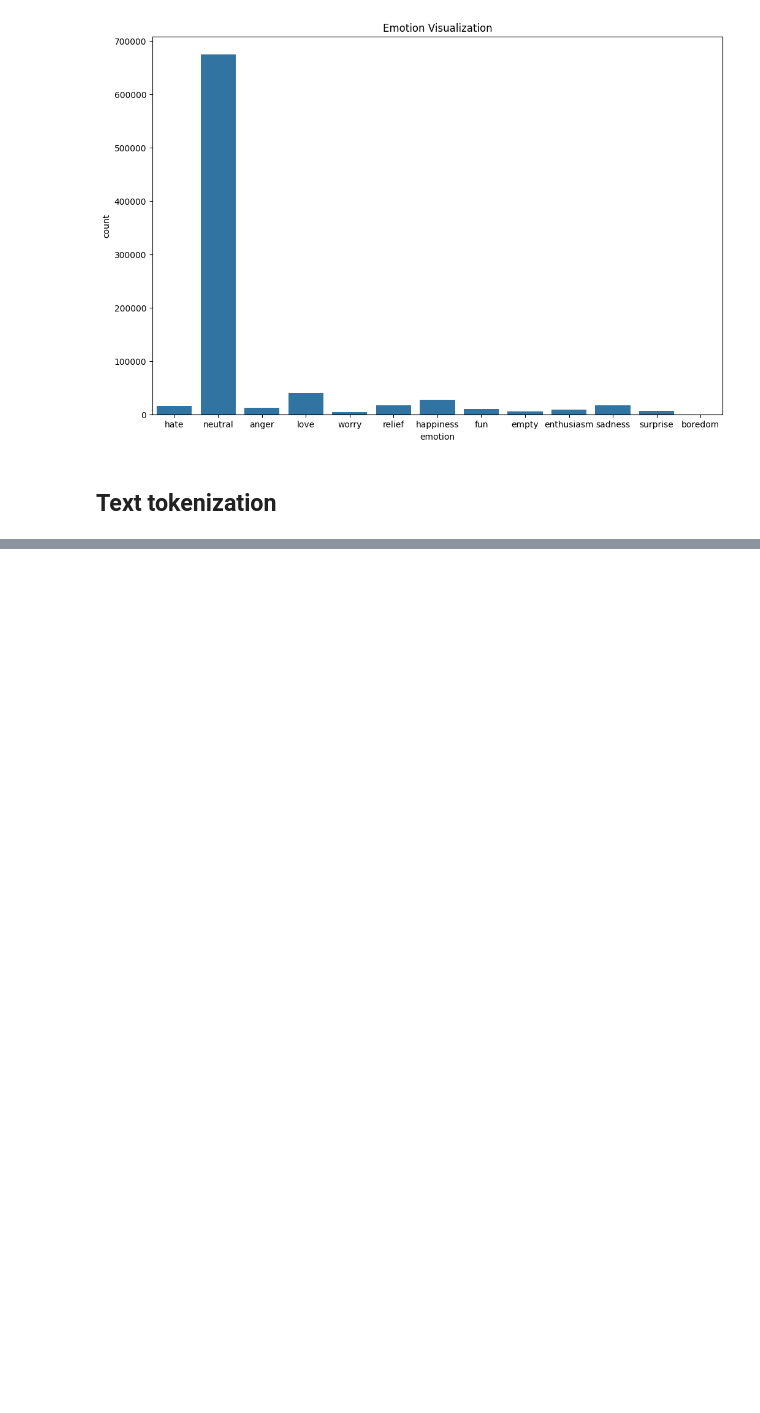
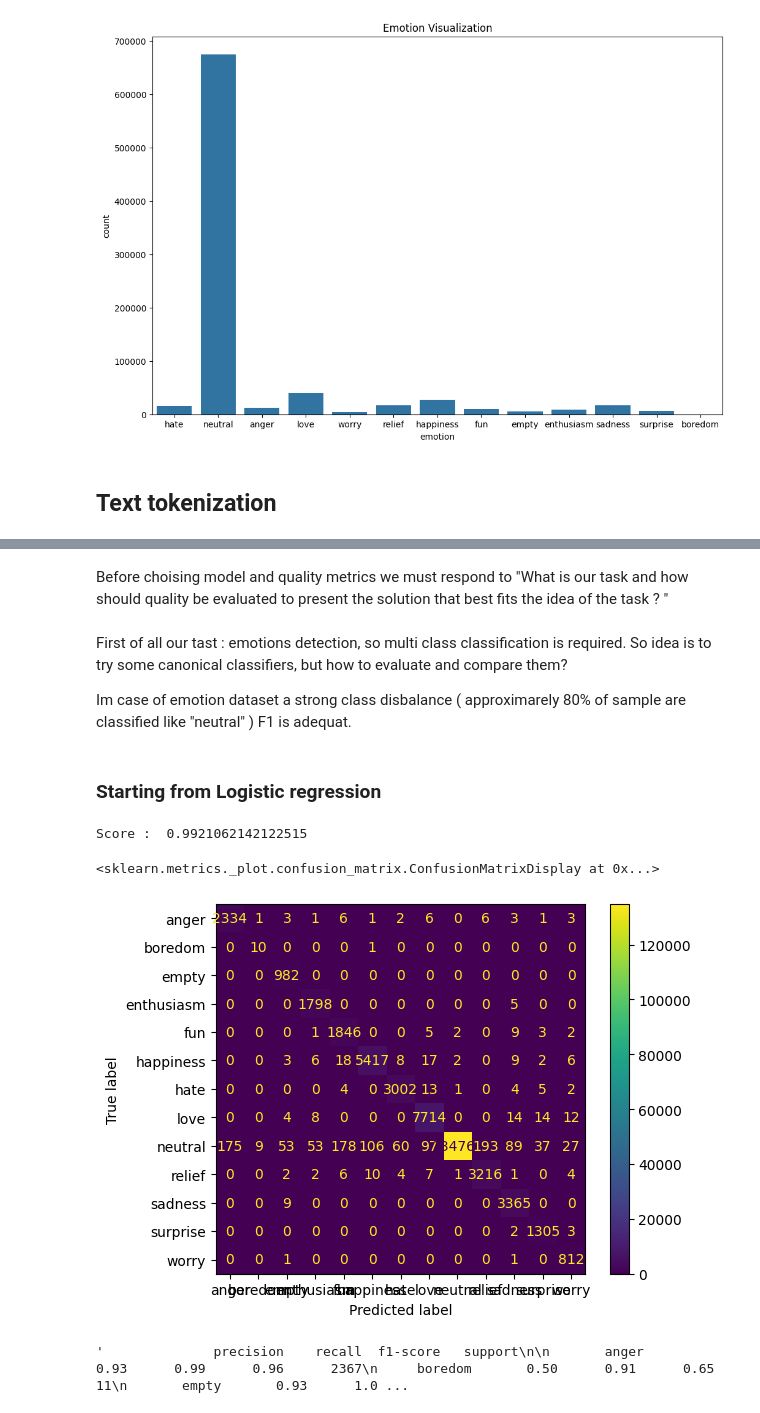
Before and after one commit to Valikpp/ds-training-tasks, a Jupyter notebook: emotions_detect/main.ipynb, the cells around one changed output, grey strips where cells are left out. Drawn from its saved outputs; the diff is of its cells as text; code cells hidden in the pictures; blank space fills up the shorter version.

Commit message:
Logistic Regression implemented

```diff
--- a/emotions_detect/main.ipynb
+++ b/emotions_detect/main.ipynb
@@ -68,0 +80,11 @@ from sklearn.feature_extraction.text import CountVectorizer, TfidfVectorizer
+# %%
+# Splitting dataframe on train and test
+X_train, X_test, y_train, y_test = train_test_split(df.text.str.lower(),df.emotion,shuffle=True,test_size=0.2)
+
+# Vectorization with normalization (Includes counter and transformation)
+vectorizer = TfidfVectorizer(
+    stop_words=nltk.corpus.stopwords.words('english'), # List of high occcurenced stop words ['and', 'to', etc. ] to exclude from word relations matrix
+    ngram_range=(1,1) # Every word will be trated separetly from his neighbors
+)
+# Vectorization of train and test
+vectorizer.fit_transform(df.text.str.lower())
@@ -68,0 +94,3 @@ from sklearn.feature_extraction.text import CountVectorizer, TfidfVectorizer
+# %%
+X_tr = vectorizer.transform(X_train)
+X_ts = vectorizer.transform(X_test)
@@ -68,0 +99,29 @@ from sklearn.feature_extraction.text import CountVectorizer, TfidfVectorizer
+# %% [markdown]
+Before choising model and quality metrics we must respond to "What is our task and how should quality be evaluated to present the solution that best fits the idea of the task ? "
+# %% [markdown]
+First of all our tast : emotions detection, so multi class classification is required. So idea is to try some canonical classifiers, but how to evaluate and compare them?
+
+Im case of emotion dataset a strong class disbalance ( approximarely 80% of sample are classified like "neutral" ) F1 is adequat.
+# %% [markdown]
+### Starting from Logistic regression
+# %%
+from sklearn.linear_model import LogisticRegression
+
+model = LogisticRegression(penalty='l2', max_iter=500, C=1)
+model.fit(X_tr, y_train)
+pred = model.predict(X_ts)
+# %%
+from sklearn import metrics
+
+print("Score : ", metrics.f1_score(pred,y_test,average="weighted"))
+# %% [output]
+Score :  0.9921062142122515
+# %%
+metrics.ConfusionMatrixDisplay.from_predictions(pred,y_test)
+# %% [output]
+<sklearn.metrics._plot.confusion_matrix.ConfusionMatrixDisplay at 0x...>
+[figure, added]
+# %%
+metrics.classification_report(pred,y_test)
+# %% [output]
+'              precision    recall  f1-score   support\n\n       anger       0.93      0.99      0.96      2367\n     boredom       0.50      0.91      0.65        11\n       empty       0.93      1.0 ...
```
Also changed, not shown: parts of 5 cells of this notebook.
